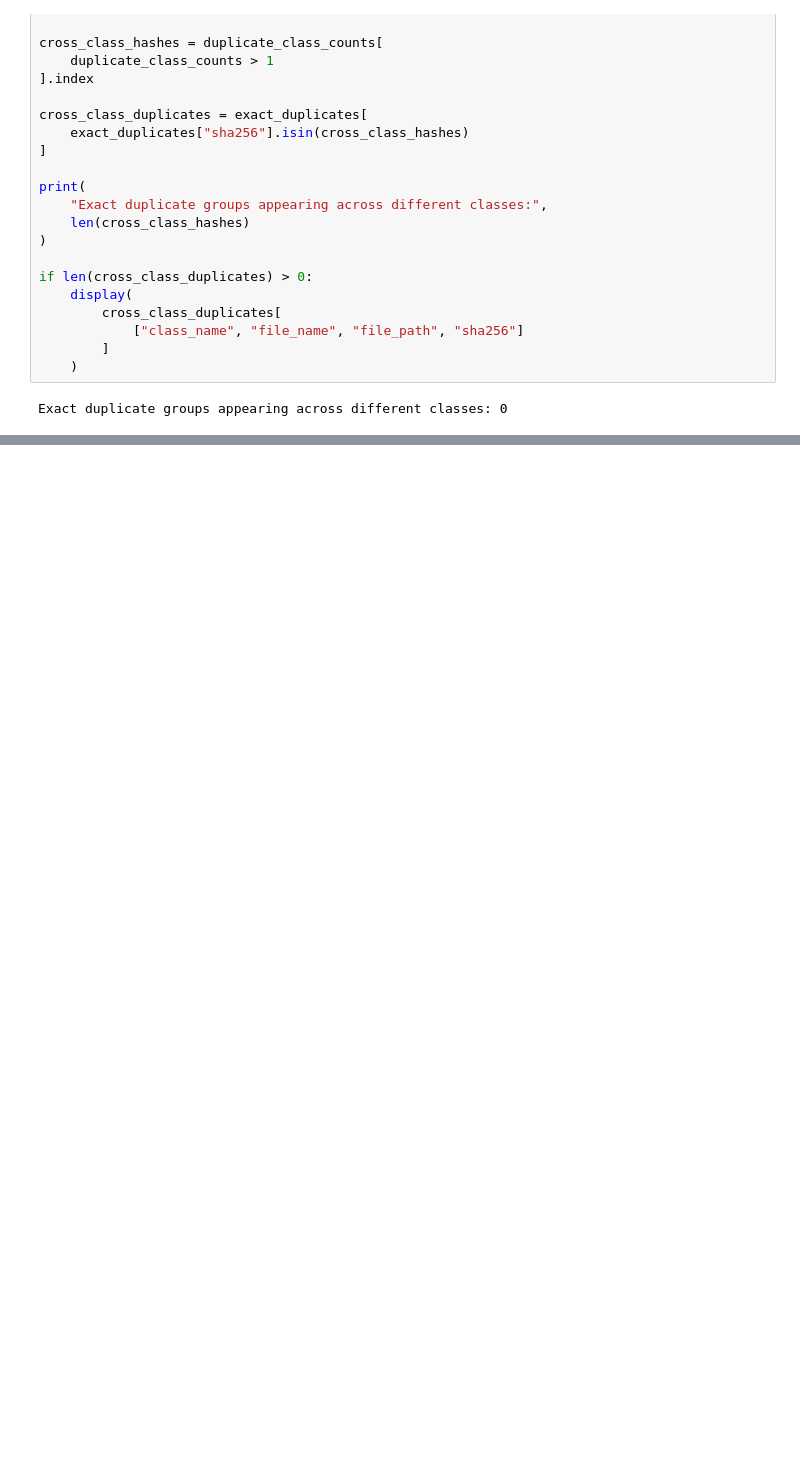
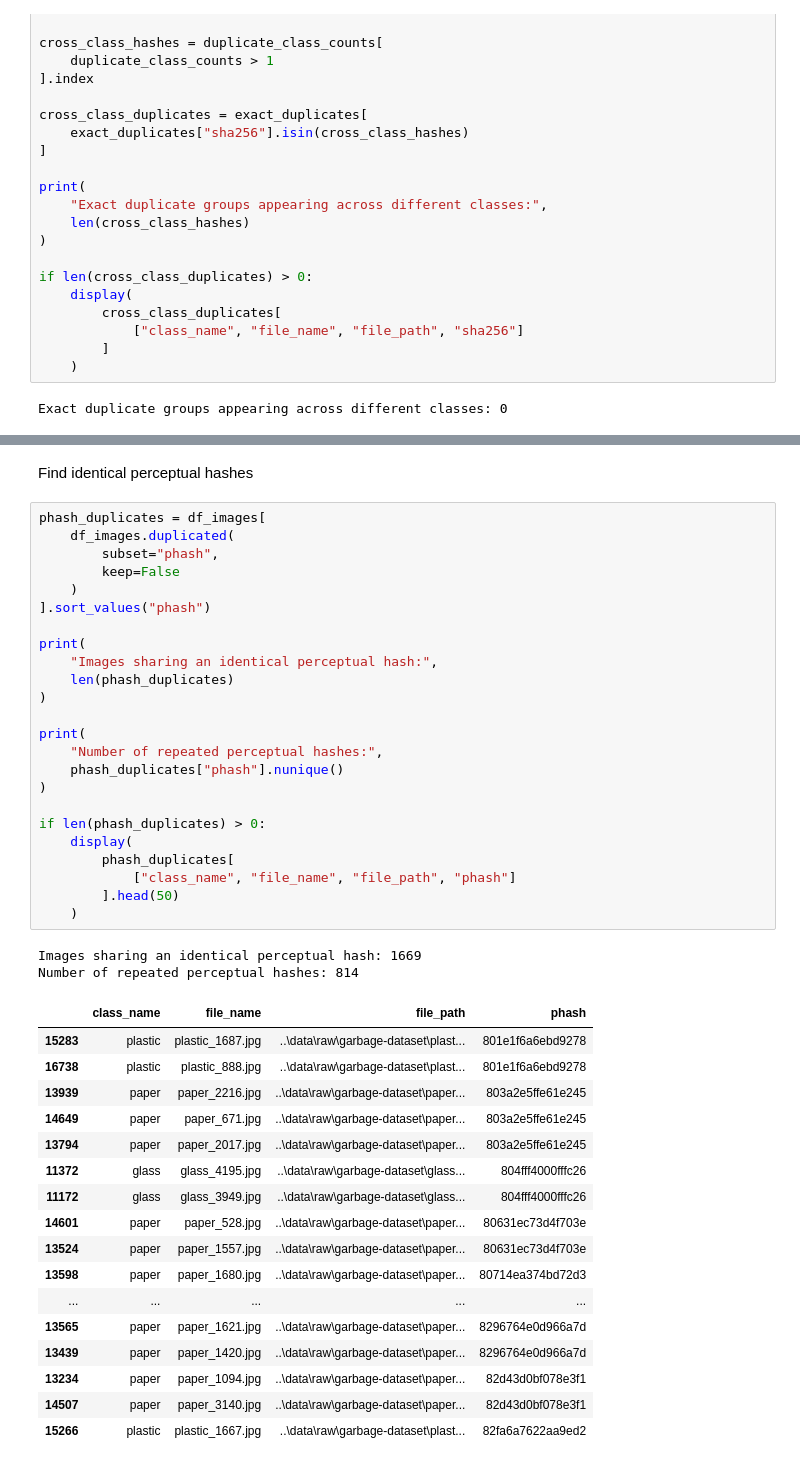
Before and after one commit to Master-GB/waste-classification, a Jupyter notebook: notebooks/01_dataset_audit.ipynb, the cells around one changed output, grey strips where cells are left out. Cells and saved outputs as stored; diff of their text form; blank space fills up the shorter version.

Commit message:
feat(audit) : Completed dataset audit

```diff
--- a/notebooks/01_dataset_audit.ipynb
+++ b/notebooks/01_dataset_audit.ipynb
@@ -519,0 +548,46 @@ Exact duplicate groups appearing across different classes: 0
+# %% [markdown]
+Find identical perceptual hashes
+# %%
+phash_duplicates = df_images[
+    df_images.duplicated(
+        subset="phash",
+        keep=False
+    )
+].sort_values("phash")
+
+print(
+    "Images sharing an identical perceptual hash:",
+    len(phash_duplicates)
+)
+
+print(
+    "Number of repeated perceptual hashes:",
+    phash_duplicates["phash"].nunique()
+)
+
+if len(phash_duplicates) > 0:
+    display(
+        phash_duplicates[
+            ["class_name", "file_name", "file_path", "phash"]
+        ].head(50)
+    )
+# %% [output]
+Images sharing an identical perceptual hash: 1669
+Number of repeated perceptual hashes: 814
+|  | class_name | file_name | file_path | phash |
+| 15283 | plastic | plastic_1687.jpg | ..\data\raw\garbage-dataset\plast... | 801e1f6a6ebd9278 |
+| 16738 | plastic | plastic_888.jpg | ..\data\raw\garbage-dataset\plast... | 801e1f6a6ebd9278 |
+| 13939 | paper | paper_2216.jpg | ..\data\raw\garbage-dataset\paper... | 803a2e5ffe61e245 |
+| 14649 | paper | paper_671.jpg | ..\data\raw\garbage-dataset\paper... | 803a2e5ffe61e245 |
+| 13794 | paper | paper_2017.jpg | ..\data\raw\garbage-dataset\paper... | 803a2e5ffe61e245 |
+| 11372 | glass | glass_4195.jpg | ..\data\raw\garbage-dataset\glass... | 804fff4000fffc26 |
+| 11172 | glass | glass_3949.jpg | ..\data\raw\garbage-dataset\glass... | 804fff4000fffc26 |
+| 14601 | paper | paper_528.jpg | ..\data\raw\garbage-dataset\paper... | 80631ec73d4f703e |
+| 13524 | paper | paper_1557.jpg | ..\data\raw\garbage-dataset\paper... | 80631ec73d4f703e |
+| 13598 | paper | paper_1680.jpg | ..\data\raw\garbage-dataset\paper... | 80714ea374bd72d3 |
+| ... | ... | ... | ... | ... |
+| 13565 | paper | paper_1621.jpg | ..\data\raw\garbage-dataset\paper... | 8296764e0d966a7d |
+| 13439 | paper | paper_1420.jpg | ..\data\raw\garbage-dataset\paper... | 8296764e0d966a7d |
+| 13234 | paper | paper_1094.jpg | ..\data\raw\garbage-dataset\paper... | 82d43d0bf078e3f1 |
+| 14507 | paper | paper_3140.jpg | ..\data\raw\garbage-dataset\paper... | 82d43d0bf078e3f1 |
+| 15266 | plastic | plastic_1667.jpg | ..\data\raw\garbage-dataset\plast... | 82fa6a7622aa9ed2 |
```
Also changed, not shown: parts of 4 cells of this notebook, 1 other file.
